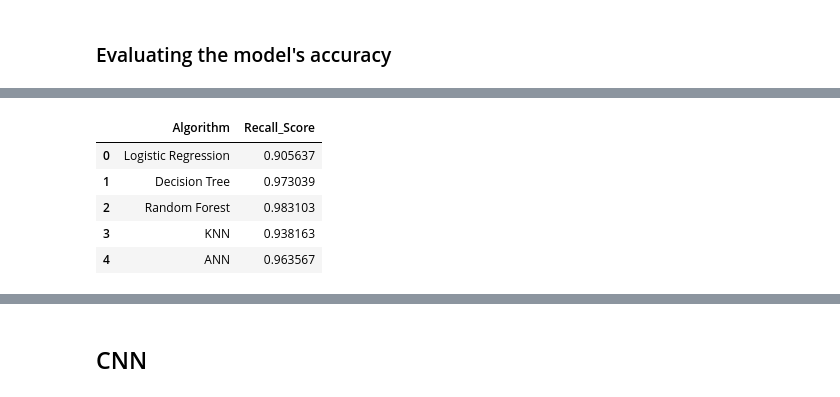
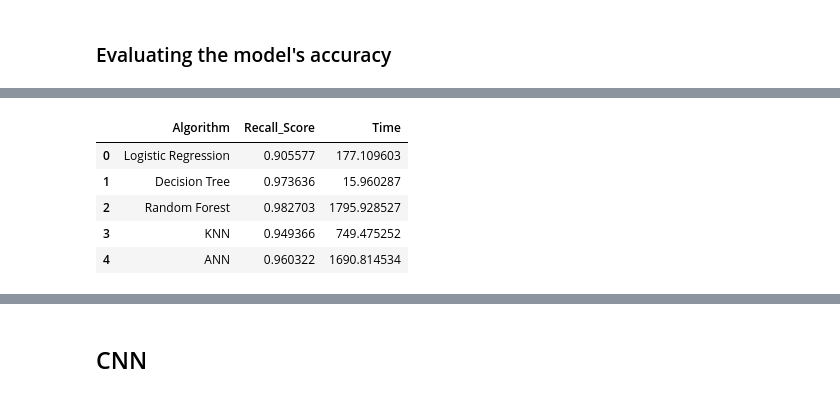
Before and after one commit to PDeySarkar103/XAS, a Jupyter notebook: XAS_SDSS_Classification_using_ML_algorithms.ipynb, the cells around one changed output, grey strips where cells are left out. Drawn from its saved outputs; the diff is of its cells as text; code cells hidden in the pictures.

```diff
--- a/XAS_SDSS_Classification_using_ML_algorithms.ipynb
+++ b/XAS_SDSS_Classification_using_ML_algorithms.ipynb
@@ -431,6 +453,7 @@ knn_df=pd.DataFrame(columns=['Neighbors','Recall Score'])
 from sklearn.neighbors import KNeighborsClassifier
 from sklearn.metrics import recall_score
 
+start_time=time.time()
 for i in range(1,31):
   model=KNeighborsClassifier(n_neighbors=i)
   model.fit(X_train,y_train)
@@ -472,10 +495,13 @@ Here, we see the recall score is maximum for n=3.0 Hence, we will choose n=3.0
 # KNN algo for n_neighbors=3.0
 
 from sklearn.neighbors import KNeighborsClassifier
-model=KNeighborsClassifier(n_neighbors=3)
+model=KNeighborsClassifier(n_neighbors=1)
 model.fit(X_train,y_train)
+
+end_time=time.time()
 y_pred4=model.predict(X_test)
 
+KNN_time=end_time-start_time
 from sklearn.metrics import recall_score
 knn_score=recall_score(y_test,y_pred4,average='weighted')
 print(knn_score)
@@ -484,4 +510,4 @@ print(knn_score)
 # %%
-score_df=score_df.append({'Algorithm':'KNN','Recall_Score':knn_score},ignore_index=True)
+score_df=score_df.append({'Algorithm':'KNN','Recall_Score':knn_score,'Time':KNN_time},ignore_index=True)
 score_df
 # %% [output]
@@ -583,5 +610,11 @@ _________________________________________________________________
 # %% [markdown]
 ### Compiling the model
 # %%
+start_time=time.time()
+
 model.compile(loss='categorical_crossentropy',optimizer='adam',metrics=['accuracy'])
 model.fit(Xr_train,yr_train,validation_data=(Xr_test,yr_test),epochs=40,verbose=0)
+
+end_time=time.time()
+
+ANN_time=end_time-start_time
@@ -619,13 +652,13 @@ ann_score
 # %%
-score_df=score_df.append({'Algorithm':'ANN','Recall_Score':ann_score},ignore_index=True)
+score_df=score_df.append({'Algorithm':'ANN','Recall_Score':ann_score,'Time':ANN_time},ignore_index=True)
 score_df
 # %% [output]
-|  | Algorithm | Recall_Score |
-| 0 | Logistic Regression | 0.905637 |
-| 1 | Decision Tree | 0.973039 |
-| 2 | Random Forest | 0.983103 |
-| 3 | KNN | 0.938163 |
-| 4 | ANN | 0.963567 |
+|  | Algorithm | Recall_Score | Time |
+| 0 | Logistic Regression | 0.905577 | 177.109603 |
+| 1 | Decision Tree | 0.973636 | 15.960287 |
+| 2 | Random Forest | 0.982703 | 1795.928527 |
+| 3 | KNN | 0.949366 | 749.475252 |
+| 4 | ANN | 0.960322 | 1690.814534 |
 # %%
 score_df.sort_values(by='Recall_Score')
 score_df.head()
```
Also changed, not shown: parts of 74 cells of this notebook.
